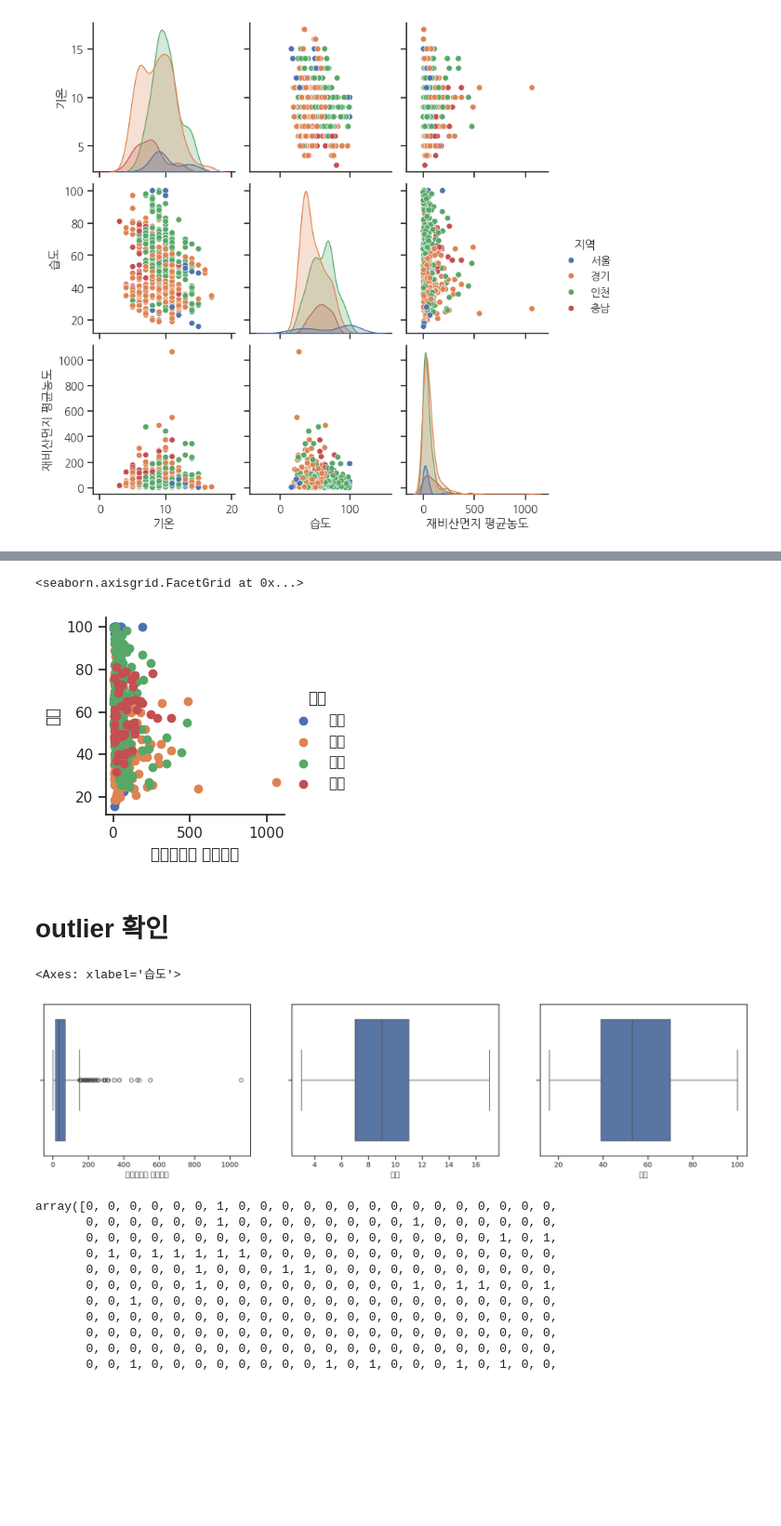
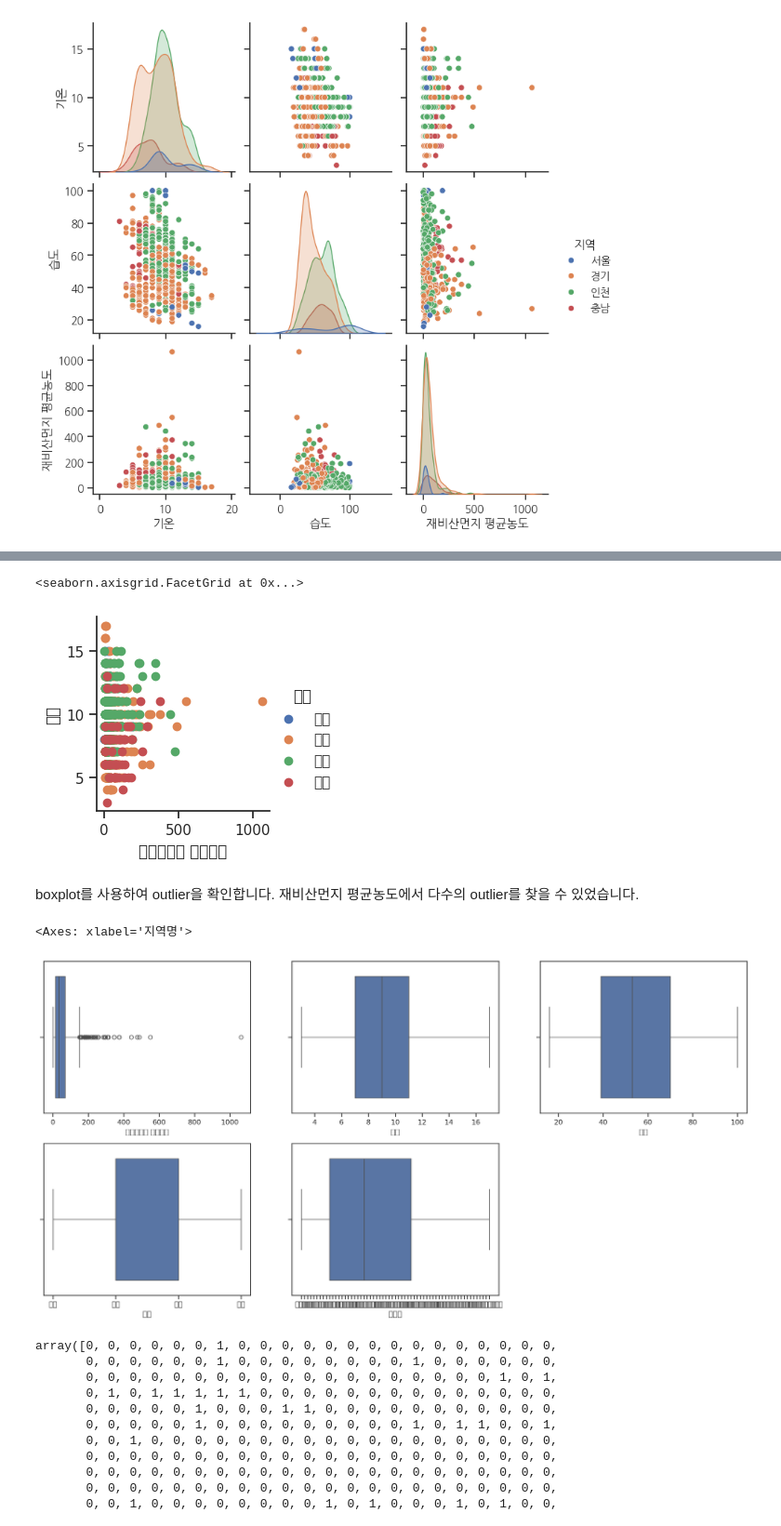
Before and after one commit to Konkuk-Univ-Glocal-Campus/ml202401-midterm-SyouSB, a Jupyter notebook: ml_midterm.ipynb, the cells around one changed output, grey strips where cells are left out. Shown at 93% size. Drawn from its saved outputs; the diff is of its cells as text; code cells hidden in the pictures; blank space fills up the shorter version.

```diff
--- a/ml_midterm.ipynb
+++ b/ml_midterm.ipynb
@@ -76,7 +74,7 @@ Data columns (total 11 columns):
 dtypes: int64(3), object(8)
 memory usage: 50.7+ KB
 # %%
-# 9시 이후의 데이터 삭제
-df = df[["측정일자","측정시간","지역명","지역", "기온","습도","재비산먼지 평균농도"]]
+# 사용할 열만 추출.
+df = df[["측정일자","지역명","지역","측정시간", "기온","습도","재비산먼지 평균농도"]]
 df.head()
 # %% [output]
@@ -179,26 +168,33 @@ g = sns.jointplot(
 # %%
 sns.FacetGrid(df, hue="지역") \
-   .map(plt.scatter, "재비산먼지 평균농도", "습도") \
+   .map(plt.scatter, "재비산먼지 평균농도", "기온") \
    .add_legend()
 # %% [output]
 <seaborn.axisgrid.FacetGrid at 0x...>
-[figure, old version]
+[figure, new version]
-# %% [markdown]
-# outlier 확인
+# %% [markdown]
+boxplot를 사용하여 outlier을 확인합니다.
+재비산먼지 평균농도에서 다수의 outlier를 찾을 수 있었습니다.
 # %%
 plt.figure(figsize=(20,20), dpi=200)
 
 plt.subplot(4,3,1)
 sns.boxplot(x = '재비산먼지 평균농도', data = df)
 
 plt.subplot(4,3,2)
 sns.boxplot(x = '기온', data = df)
 
 plt.subplot(4,3,3)
 sns.boxplot(x = '습도', data = df)
+
+plt.subplot(4,3,4)
+sns.boxplot(x = '지역', data = df)
+
+plt.subplot(4,3,5)
+sns.boxplot(x = '지역명', data = df)
 # %% [output]
-<Axes: xlabel='습도'>
+<Axes: xlabel='지역명'>
-[figure, old version]
+[figure, new version]
 # %%
 # choose which columns you will use for your clustering exercise. Pick ones with similar ranges and encode the artist_top_genre column as numeric data:
 # 시도,시군구,생활용_개소수,생활용_이용량,공업용_개소수,공업용_이용량,농업용_개소수,농업용_이용량,기타용_개소수,기타용_이용량
```
Also changed, not shown: parts of 23 cells of this notebook.
